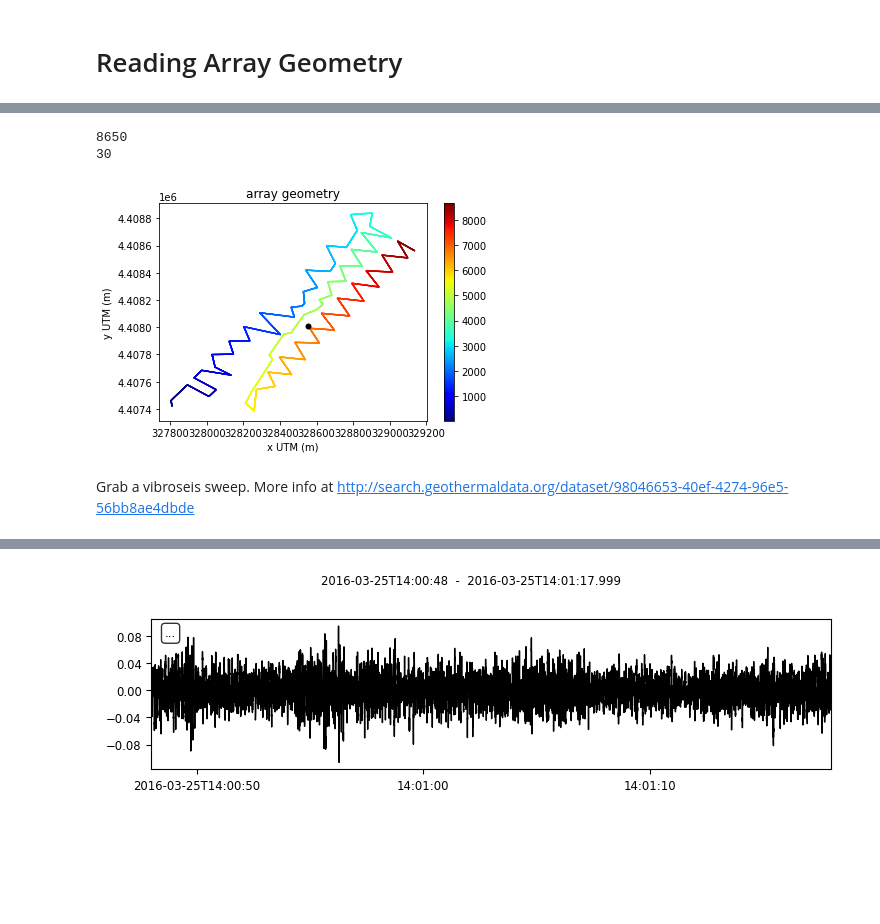
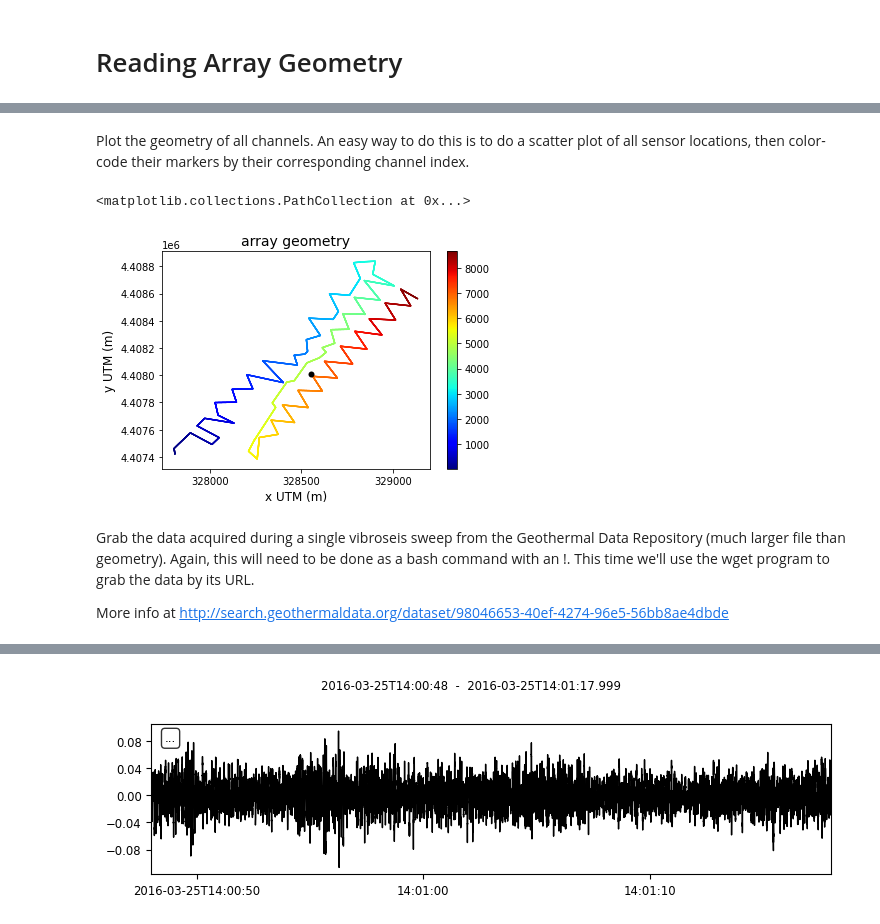
Before and after one commit to DAS-RCN/IntroToDASData, a Jupyter notebook: BradyHotSprings.ipynb, the cells around one changed output, grey strips where cells are left out. Cells and saved outputs as stored; diff of their text form; code cells hidden in the pictures; blank space fills up the shorter version.

```diff
--- a/BradyHotSprings.ipynb
+++ b/BradyHotSprings.ipynb
@@ -104,23 +124,20 @@ plt.show()
+# %% [markdown]
+Plot the geometry of all channels. An easy way to do this is to do a scatter plot of all sensor locations, then color-code their markers by their corresponding channel index.
 # %%
-maxCh = np.max(ch)
-minCh = np.min(ch)
-print(maxCh)
-print(minCh)
-# location of source from https://gdr.openei.org/submissions/849
-# converted to UTM by https://www.latlong.net/lat-long-utm.html
 plt.scatter(x,y,c=ch,linewidth=0,s=2,cmap=plt.get_cmap('jet'))
 plt.colorbar()
-plt.xlabel('x UTM (m)') # ******fix x-ticks
-plt.ylabel('y UTM (m)')
-plt.title('array geometry')
+plt.xlabel('x UTM (m)', fontsize=12)
+plt.locator_params(axis='x', nbins=5) # reduce number of tick marks so labels aren't so crowded
+plt.ylabel('y UTM (m)', fontsize=12)
+plt.title('array geometry', fontsize=14)
 plt.scatter(srcX,srcY,c='k',linewidth=0)
-plt.show()
 # %% [output]
-8650
-30
+<matplotlib.collections.PathCollection at 0x...>
-[figure, old version]
+[figure, new version]
-# %% [markdown]
-Grab a vibroseis sweep. More info at http://search.geothermaldata.org/dataset/98046653-40ef-4274-96e5-56bb8ae4dbde
+# %% [markdown]
+Grab the data acquired during a single vibroseis sweep from the Geothermal Data Repository (much larger file than geometry). Again, this will need to be done as a bash command with an !. This time we'll use the wget program to grab the data by its URL.
+
+More info at http://search.geothermaldata.org/dataset/98046653-40ef-4274-96e5-56bb8ae4dbde
 # %%
 !wget https://gdr.openei.org/files/849/PoroTomo_iDAS16043_160325140048.sgy
 # %% [output]
```
Also changed, not shown: parts of 34 cells of this notebook.
